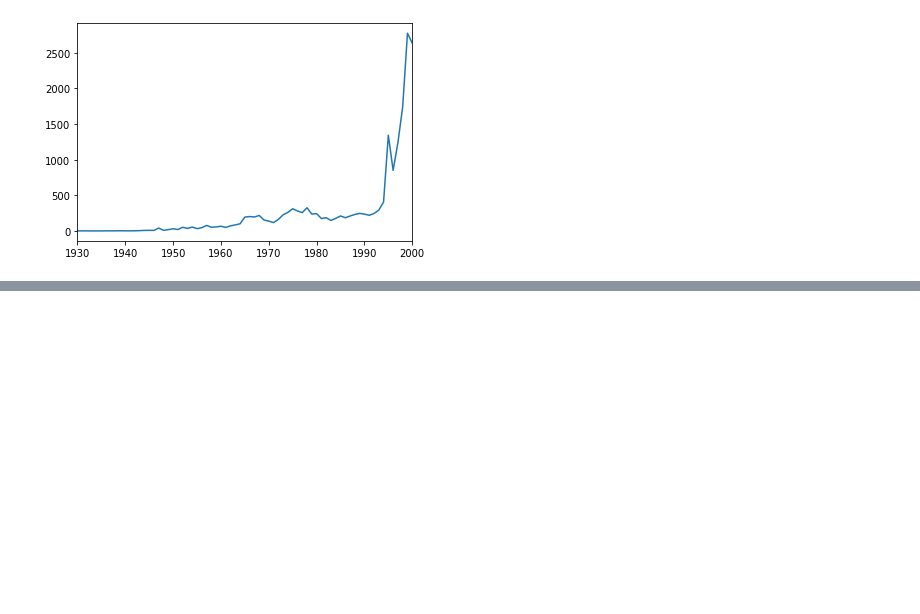
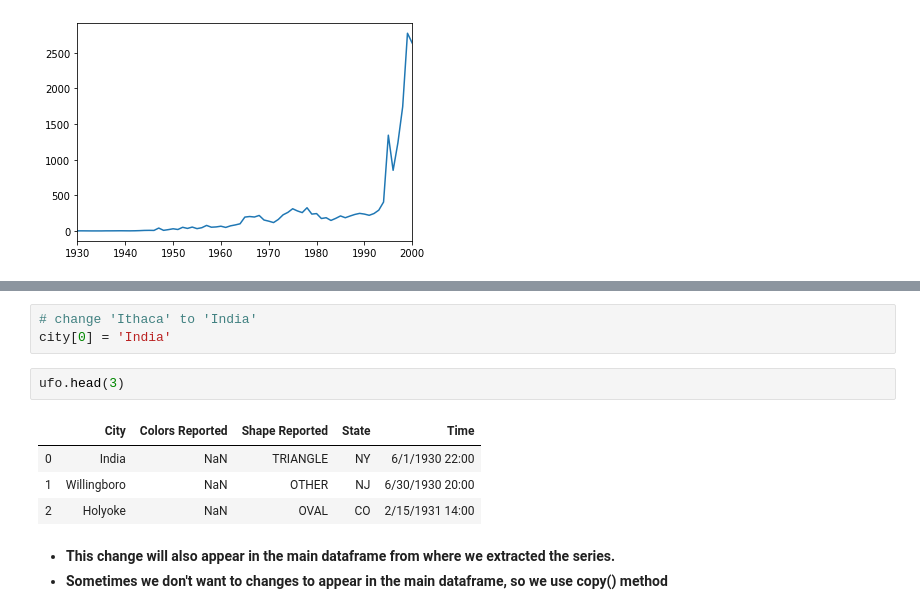
Before and after one commit to Astitv7/Data-Analysis-in-Python, a Jupyter notebook: Data Analysis 2.ipynb, the cells around one changed output, grey strips where cells are left out. Saved outputs shown, nothing was run; the diff lists cells and outputs as text; blank space fills up the shorter version.

```diff
--- a/Data Analysis 2.ipynb
+++ b/Data Analysis 2.ipynb
@@ -206,0 +231,13 @@ ufo['Time'].dt.year.value_counts().sort_index().plot()
+# %%
+# change 'Ithaca' to 'India'
+city[0] = 'India'
+# %%
+ufo.head(3)
+# %% [output]
+|  | City | Colors Reported | Shape Reported | State | Time |
+| 0 | India | NaN | TRIANGLE | NY | 6/1/1930 22:00 |
+| 1 | Willingboro | NaN | OTHER | NJ | 6/30/1930 20:00 |
+| 2 | Holyoke | NaN | OVAL | CO | 2/15/1931 14:00 |
+# %% [markdown]
+- **This change will also appear in the main dataframe from where we extracted the series.**
+- **Sometimes we don't want to changes to appear in the main dataframe, so we use copy() method**
```
Also changed, not shown: parts of 12 cells of this notebook.
